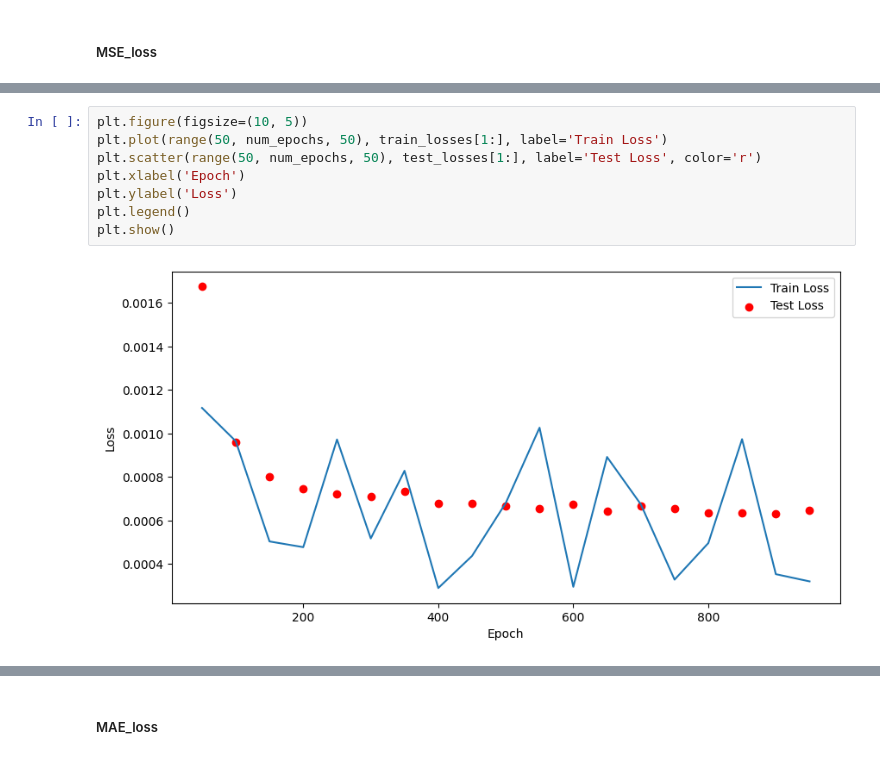
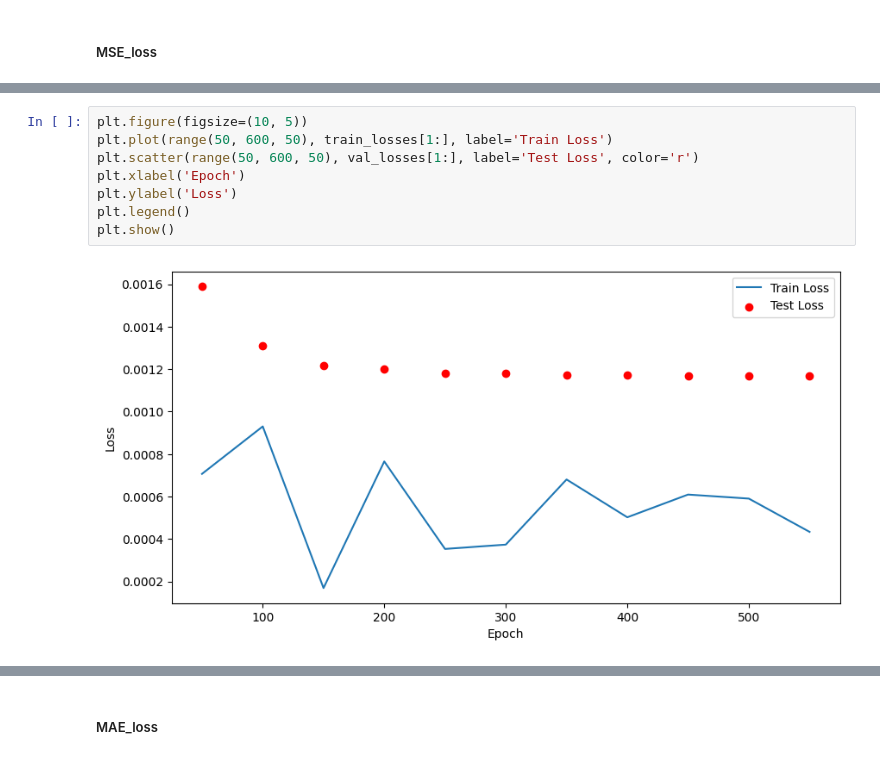
Before and after one commit to seri4ka/diploma, a Jupyter notebook: diploma.ipynb, the cells around one changed output, grey strips where cells are left out. Saved outputs shown, nothing was run; the diff lists cells and outputs as text.

```diff
--- a/diploma.ipynb
+++ b/diploma.ipynb
@@ -312,13 +319,13 @@ Epoch [300/1000], Loss: 0.00035, Validation Loss: 0.00118
 # %%
 plt.figure(figsize=(10, 5))
-plt.plot(range(50, num_epochs, 50), train_losses[1:], label='Train Loss')
-plt.scatter(range(50, num_epochs, 50), test_losses[1:], label='Test Loss', color='r')
+plt.plot(range(50, 600, 50), train_losses[1:], label='Train Loss')
+plt.scatter(range(50, 600, 50), val_losses[1:], label='Test Loss', color='r')
 plt.xlabel('Epoch')
 plt.ylabel('Loss')
 plt.legend()
 plt.show()
 # %% [output]
-[figure, old version]
+[figure, new version]
 # %%
 # Пример кода для построения графиков в subplots
 fig, axs = plt.subplots(3, 2, figsize=(12, 10))
```
Also changed, not shown: parts of 14 cells of this notebook.
